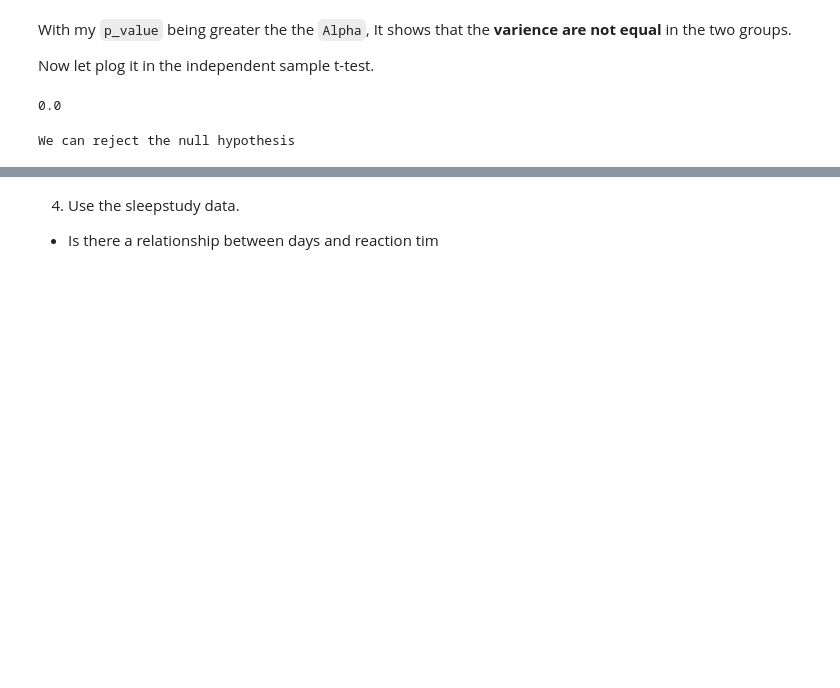
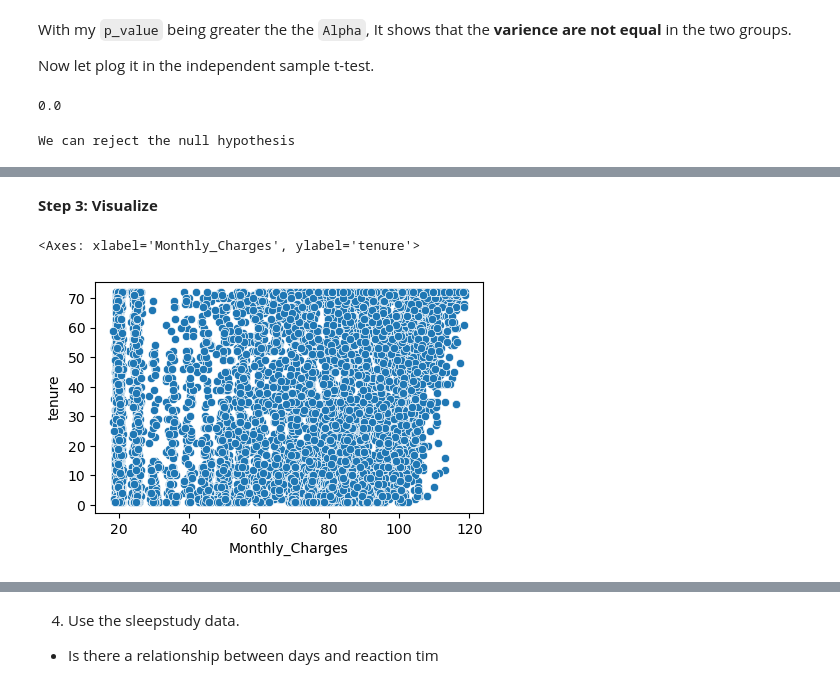
Before and after one commit to MigashaneVictoire/statistics-exercises, a Jupyter notebook: hypothesis_testing.ipynb, the cells around one changed output, grey strips where cells are left out. Cells and saved outputs as stored; diff of their text form; code cells hidden in the pictures; blank space fills up the shorter version.

```diff
--- a/hypothesis_testing.ipynb
+++ b/hypothesis_testing.ipynb
@@ -711,0 +524,2 @@ we reject the null hypothesis that says there is no linear relationship between
+# %% [markdown]
+**Step 3: Visualize**
@@ -711,0 +529,9 @@ we reject the null hypothesis that says there is no linear relationship between
+# %%
+monthly_charges = telco["Monthly_Charges"]
+est_tenure = telco["tenure"]
+
+plt.figure(figsize=(5,3))
+sns.scatterplot(y= monthly_charges, x= est_tenure)
+# %% [output]
+<Axes: xlabel='Monthly_Charges', ylabel='tenure'>
+[figure, added]
```
Also changed, not shown: parts of 68 cells of this notebook, 1 other file.
